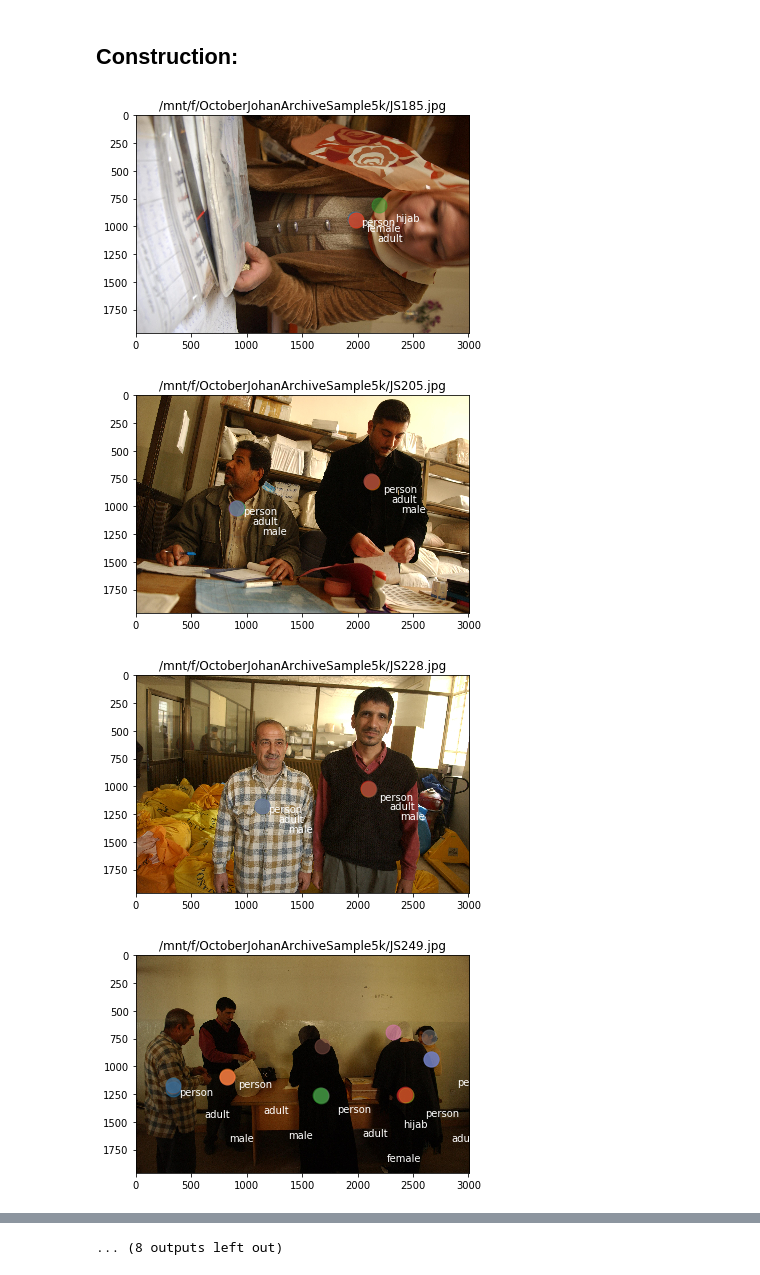
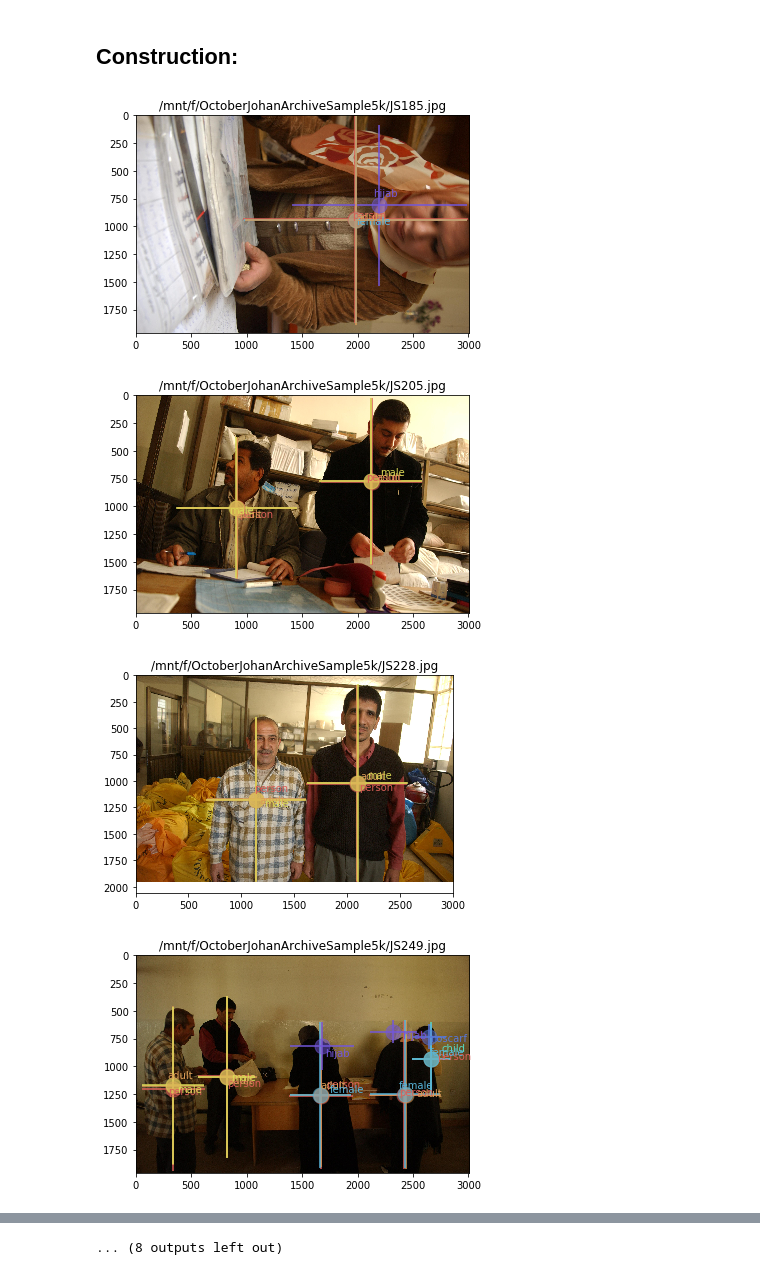
Before and after one commit to Polichinel/PhD_minsc, a Jupyter notebook: testOD.ipynb, the cells around one changed output, grey strips where cells are left out. Drawn from its saved outputs; the diff is of its cells as text; code cells hidden in the pictures.

Commit message:
cross added - YOLO

```diff
--- a/testOD.ipynb
+++ b/testOD.ipynb
@@ -117,31 +118,50 @@ yolo_coords = get_coords(data_dir)
 # %% [markdown]
 ## Construction:
 # %%
-def plt_obj(imagei):
+def plt_obj(imagei, classes):
 
-    jitter = 10
+    colors = sns.color_palette("hls", len(classes))
 
     for i,j in enumerate(yolo_coords[imagei]): # for each box
 
-        classi = classes[int(yolo_coords[imagei][i][0])] # chosen image, i box, x
+
+        classi = int(yolo_coords[imagei][i][0]) # chosen image, i box, x
+        class_name = classes[classi]
         xi = yolo_coords[imagei][i][1] # chosen image, i box, x
         yi = yolo_coords[imagei][i][2] # chosen image, i box, y
+        widthi = yolo_coords[imagei][i][3] # chosen image, i box, width
+        highti = yolo_coords[imagei][i][4] # chosen image, i box, hight
 
 
         denorm_xi = xi * shapes[imagei][1] # x shape of chosen image
         denorm_yi = yi * shapes[imagei][0] # y shape of chosen image
+        denorm_widthi = widthi * shapes[imagei][1] # x shape of chosen image
+        denorm_highti = highti * shapes[imagei][0] # y shape of chosen image
 
-        plt.plot(denorm_xi,denorm_yi,'o', ms = 15, alpha = 0.5)
+        low_x =  denorm_xi-(denorm_widthi/2)
+        high_x = denorm_xi+(denorm_widthi/2)
 
-        jitter += 45
+        low_y = denorm_yi-(denorm_highti/2)
+        high_y = denorm_yi+(denorm_highti/2)
 
-        plt.annotate(classi,[denorm_xi+jitter,denorm_yi+jitter], color = "white")
+        plt.plot(denorm_xi,denorm_yi,'o', ms = 15, alpha = 0.5, color = colors[classi])
+
+        plt.hlines(denorm_yi,low_x,high_x, color = colors[classi])
+        plt.vlines(denorm_xi,low_y,high_y, color = colors[classi])
+
+
+        jitterx = np.random.randint(-100,100)
+        jittery = np.random.randint(-100,100)
+
+        plt.annotate(class_name,[denorm_xi+jitterx,denorm_yi+jittery], color =  colors[classi])
 
     #     print(classi)
 
     plt.show()
 # %%
-def show_images(images):
+def show_images(images, classes):
+
+#     Perhaps classes should be genrated in here...
 
     for i,j in enumerate(images):
         image_path = f'{image_dir}/{j}'
@@ -150,13 +170,13 @@ def show_images(images):
         plt.imshow(img)
         plt.title(image_path)
 
-        plt_obj(i)
+        plt_obj(i, classes)
 
         plt.show()
 # %%
-show_images(images)
+show_images(images, classes)
 # %% [output]
-[figure, old version]
+[figure, new version]
-[figure, old version]
+[figure, new version]
-[figure, old version]
+[figure, new version]
-[figure, old version]
+[figure, new version]
```
Also changed, not shown: parts of 3 cells of this notebook.
